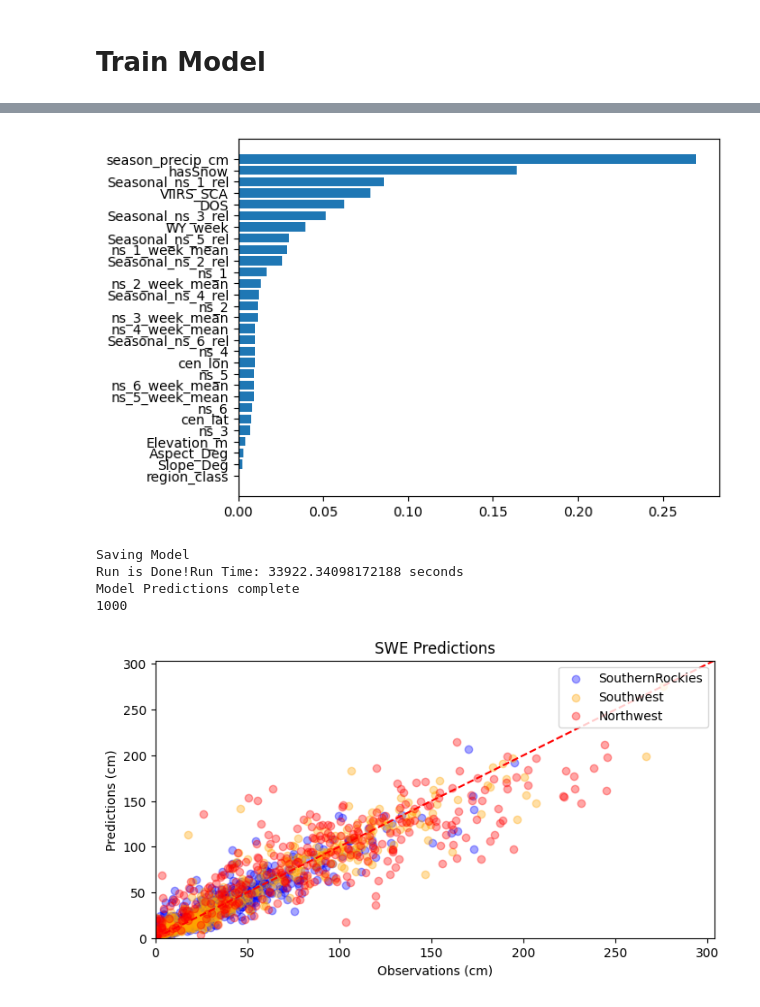
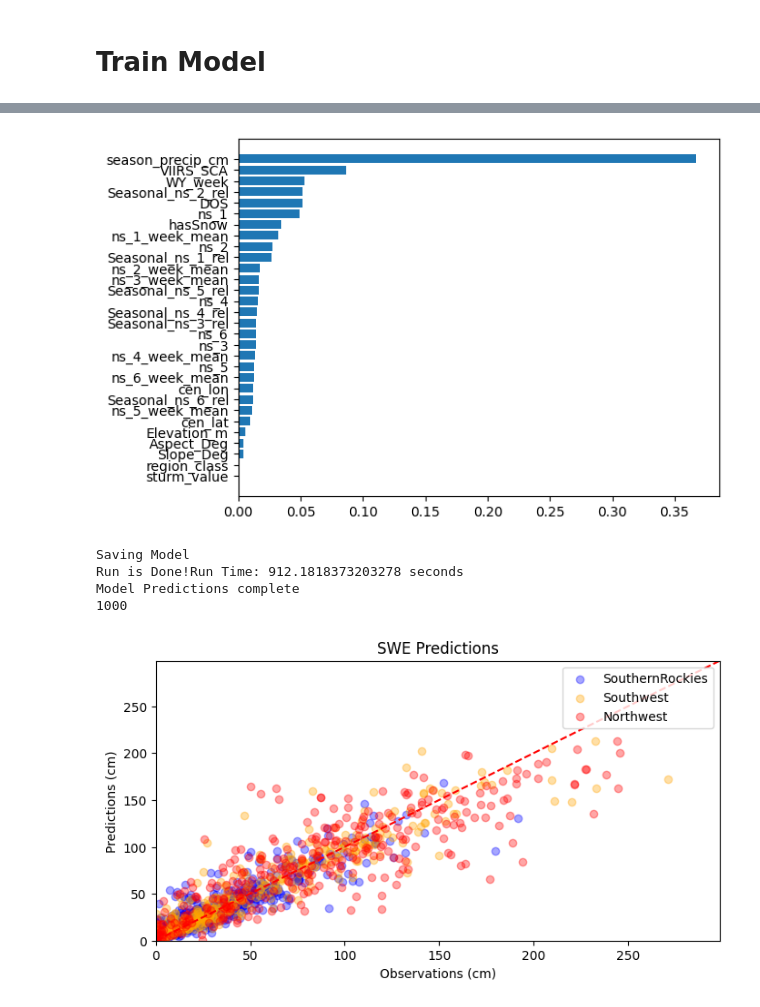
Before and after one commit to whitelightning450/SWEMLv2.0, a Jupyter notebook: Modeling/XGBoost.ipynb, the cells around one changed output, grey strips where cells are left out. Cells and saved outputs as stored; diff of their text form; code cells hidden in the pictures.

```diff
--- a/Modeling/XGBoost.ipynb
+++ b/Modeling/XGBoost.ipynb
@@ -22,11 +24,11 @@ XGBoost development script, cuda
 #load data
 regionlist = ['SouthernRockies', 'Southwest', 'Northwest']
 output_res = '300M_Resolution'
-DataFrame = 'Seasonality_PrecipVIIRSGeoObsDFs'
+DataFrame = 'Sturm_Seasonality_PrecipVIIRSGeoObsDFs'
 fSCA_thresh = '20_fSCA_Thresh'
 
-df = dataloader.get_ML_Data(regionlist, output_res, DataFrame, fSCA_thresh)
-df.head()
+alldata = dataloader.get_ML_Data(regionlist, output_res, DataFrame, fSCA_thresh)
+alldata.head()
 # %% [output]
 Concatenating 14 for the model dataframe development.
 There are 305566 datapoints for model training/testing in the SouthernRockies modeling domain.
@@ -57,3 +49,10 @@ Index(['index', 'cell_id', 'Date', 'cen_lat', 'cen_lon', 'Elevation_m',
+# %%
+# Pulling out 3-29-2019 in Southwest
+TestArea = alldata[alldata['Date'] == '2019-03-29']
+TestArea.reset_index(inplace=True, drop=True)
+
+#remove Test area data from training/testing dataset
+df = pd.concat([alldata, TestArea]).drop_duplicates(keep=False)
 # %% [markdown]
 # Data Processing
 # %%
@@ -76,9 +75,9 @@ input_columns = [
             'ns_1',
             'ns_2',
             'ns_3',
-            'ns_4',
-            'ns_5',
-            'ns_6',
+            # 'ns_4',
+            # 'ns_5',
+            # 'ns_6',
             'VIIRS_SCA',
             'hasSnow',
             'season_precip_cm',
@@ -88,15 +87,16 @@ input_columns = [
             'ns_1_week_mean',
             'ns_2_week_mean',
             'ns_3_week_mean',
-            'ns_4_week_mean',
-            'ns_5_week_mean',
-            'ns_6_week_mean',
+            # 'ns_4_week_mean',
+            # 'ns_5_week_mean',
+            # 'ns_6_week_mean',
             'Seasonal_ns_1_rel',
             'Seasonal_ns_2_rel',
             'Seasonal_ns_3_rel',
-            'Seasonal_ns_4_rel',
-            'Seasonal_ns_5_rel',
-            'Seasonal_ns_6_rel'
+            # 'Seasonal_ns_4_rel',
+            # 'Seasonal_ns_5_rel',
+            # 'Seasonal_ns_6_rel',
+            'sturm_value'
 ]
 
 years = False
@@ -151,8 +151,8 @@ There are 2039955 datapoints for model training/testing.
 #Train model
 tries = 1 #what is tries?
 hyperparameters = {
-    'max_depth': range (2, 11, 2),
-    'n_estimators': range(100, 1001, 200),
+    'max_depth': range (5, 16, 3),
+    'n_estimators': range(200, 1700, 300),
     'eta': [0.1,]
 }
 perc_data = 0.25 # percent of training data used to identify optimial hyperparameters
@@ -210,8 +210,8 @@ Mean MAE: 5.239 (0.063)
 Training model with optimized hyperparameters
-[figure, old version]
+[figure, new version]
 Saving Model
-Run is Done!Run Time: 33922.34098172188 seconds
+Run is Done!Run Time: 912.1818373203278 seconds
 Model Predictions complete
 1000
-[figure, old version]
+[figure, new version]
 |  | region | XGBoost_swe_cm_kge | XGBoost_swe_cm_rmse | XGBoost_swe_cm_mape | XGBoost_swe_cm_pbias |
```
Also changed, not shown: parts of 11 cells of this notebook, 12 other files.
